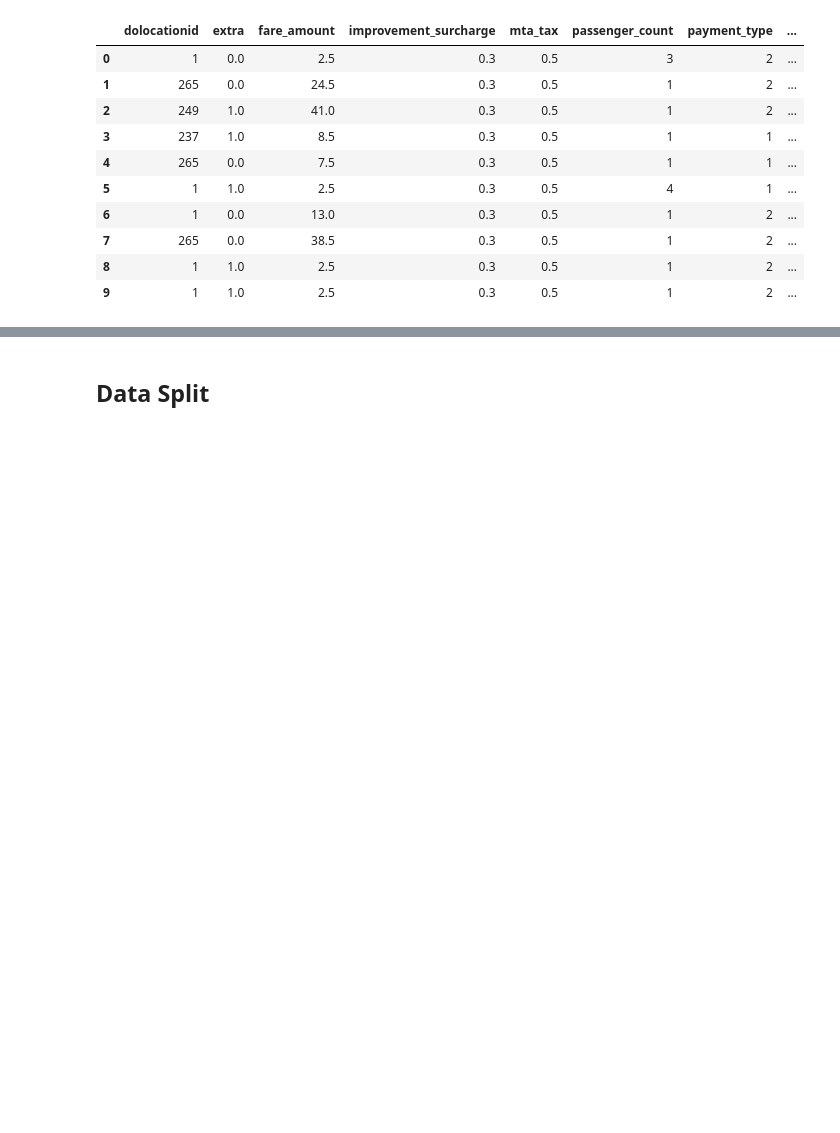
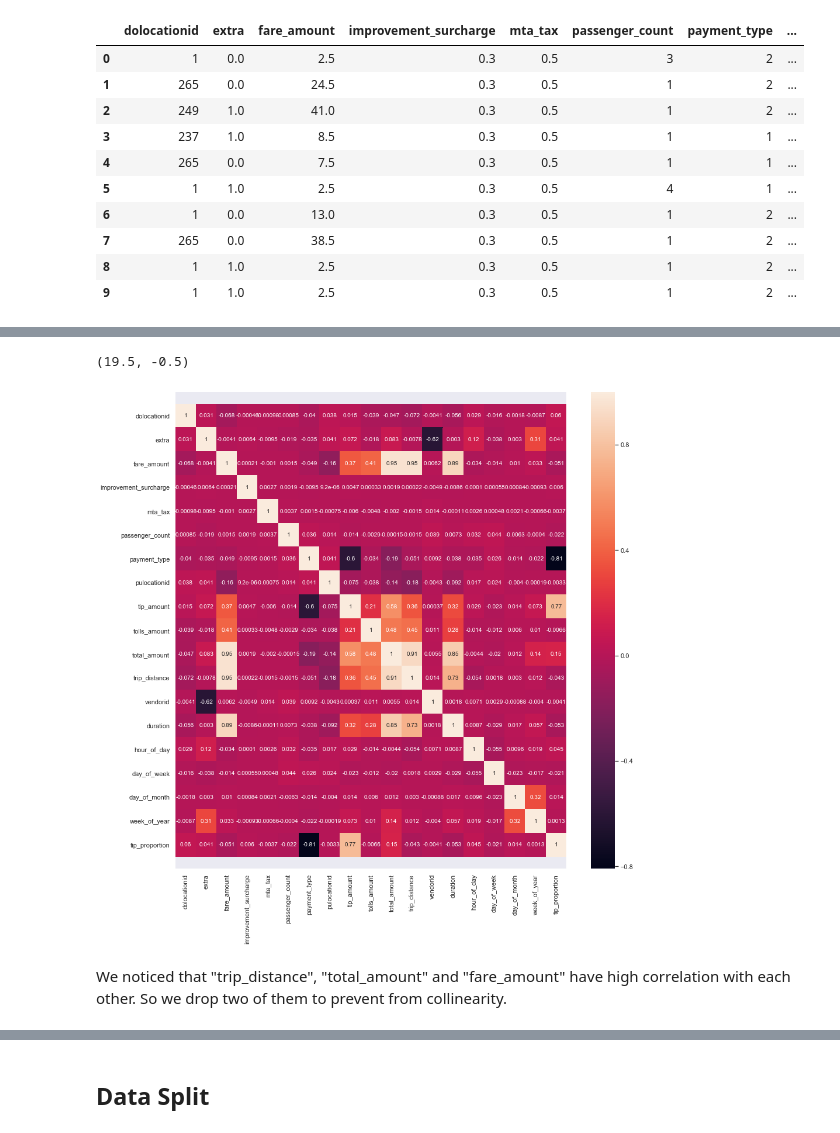
Before and after one commit to zach96guan/15-688_PDS_Project, a Jupyter notebook: preprocess.ipynb, the cells around one changed output, grey strips where cells are left out. Saved outputs shown, nothing was run; the diff lists cells and outputs as text; code cells hidden in the pictures; blank space fills up the shorter version.

```diff
--- a/preprocess.ipynb
+++ b/preprocess.ipynb
@@ -170,0 +179,11 @@ df.head(10)
+# %%
+# indicating which hour in the day of pickup time, int [0-23]
+df["hour_of_day"] = df.tpep_dropoff_datetime.dt.hour
+# indicating which day in the week, 0: Sunday, 1: Monday, 2: Tuesday, 3: Wednesday， 4: Thursday, 5: Friday, 6: Satureday
+df["day_of_week"] = df.tpep_dropoff_datetime.dt.weekday
+# indicating which day in the month, an integer from 1 to 30 or 31.
+df["day_of_month"] = df.tpep_dropoff_datetime.dt.day
+# indicating which week in the year
+df["week_of_year"] = df.tpep_dropoff_datetime.dt.weekofyear
+# tip proportion of total amount
+df['tip_proportion'] = df.tip_amount/df.total_amount
@@ -170,0 +192,3 @@ df.head(10)
+# %%
+# drop all 1 column "ratecodeid" and datetime columns
+new_df = df.drop(columns=["tpep_dropoff_datetime", "tpep_pickup_datetime", "ratecodeid"])
@@ -170,0 +214,3 @@ df.head(10)
+# %%
+pearson_correlation = new_df.corr(method ='pearson')
+pearson_correlation
@@ -170,0 +235,11 @@ df.head(10)
+# %%
+fig, ax = plt.subplots(figsize=(15,15))
+sns.heatmap(pearson_correlation, xticklabels=pearson_correlation.columns,
+            yticklabels=pearson_correlation.columns, annot=True)
+bottom, top = ax.get_ylim()
+ax.set_ylim(bottom + 0.5, top - 0.5)
+# %% [output]
+(19.5, -0.5)
+[figure, added]
+# %% [markdown]
+We noticed that "trip_distance", "total_amount" and "fare_amount" have high correlation with each other. So we drop two of them to prevent from collinearity.
```
Also changed, not shown: parts of 9 cells of this notebook, 1 other file.
